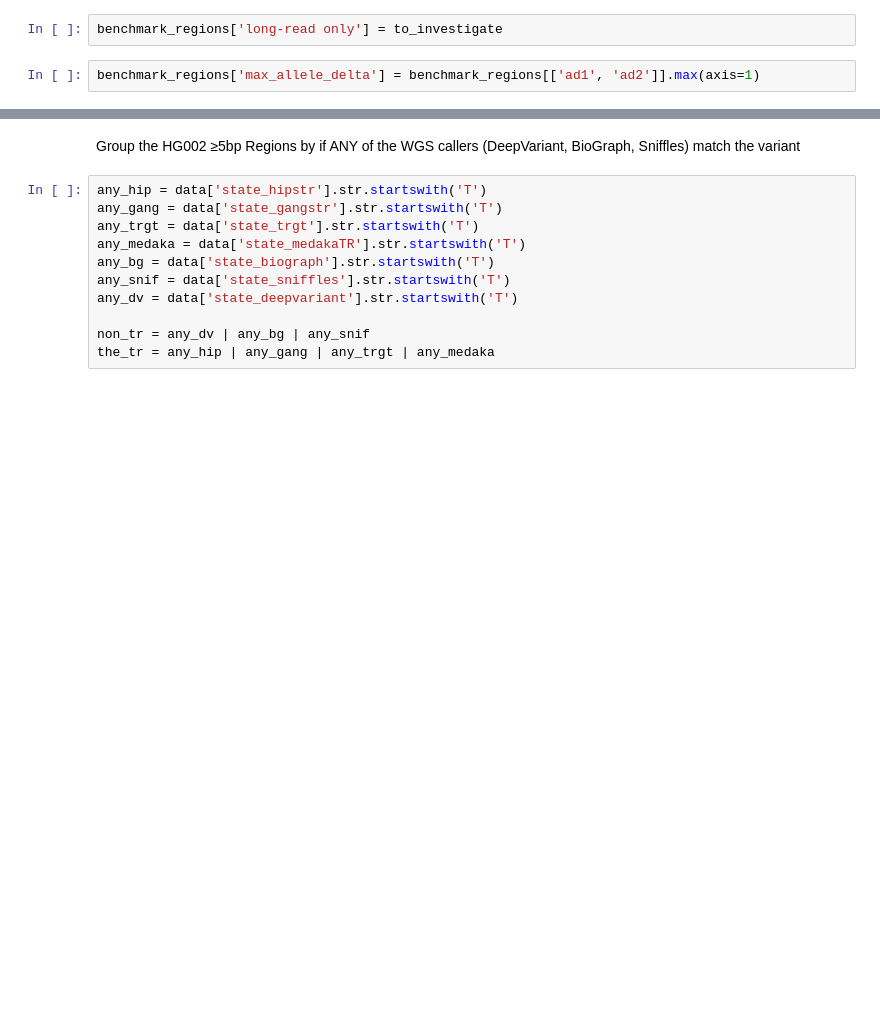
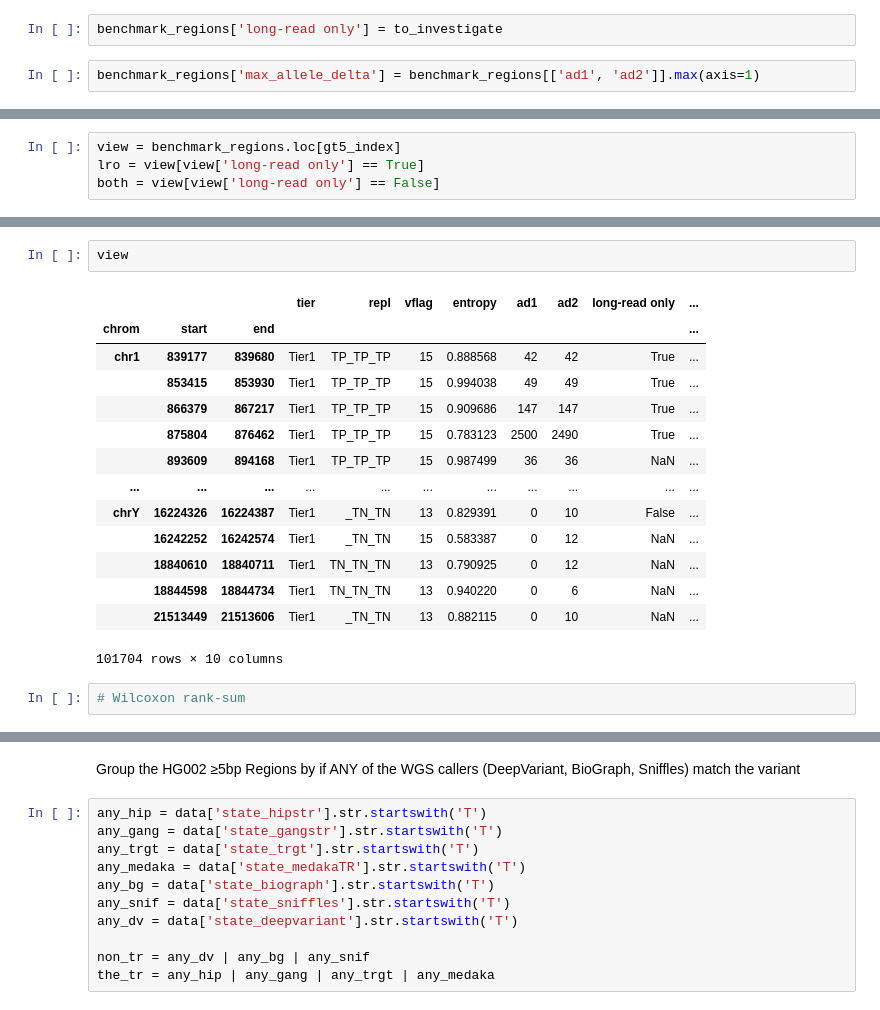
Before and after one commit to ACEnglish/adotto, a Jupyter notebook: manuscript/review_benchmarks/Analysis.ipynb, the cells around one changed output, grey strips where cells are left out. Saved outputs shown, nothing was run; the diff lists cells and outputs as text; blank space fills up the shorter version.

```diff
--- a/manuscript/review_benchmarks/Analysis.ipynb
+++ b/manuscript/review_benchmarks/Analysis.ipynb
@@ -351,0 +367,4 @@ benchmark_regions.loc[gt5_index].groupby('long-read only')[['max_allele_delta',
+# %%
+view = benchmark_regions.loc[gt5_index]
+lro = view[view['long-read only'] == True]
+both = view[view['long-read only'] == False]
@@ -351,0 +375,19 @@ benchmark_regions.loc[gt5_index].groupby('long-read only')[['max_allele_delta',
+# %%
+view
+# %% [output]
+|  |  |  | tier | repl | vflag | entropy | ad1 | ad2 | long-read only | ... |
+| chrom | start | end |  |  |  |  |  |  |  | ... |
+| chr1 | 839177 | 839680 | Tier1 | TP_TP_TP | 15 | 0.888568 | 42 | 42 | True | ... |
+|  | 853415 | 853930 | Tier1 | TP_TP_TP | 15 | 0.994038 | 49 | 49 | True | ... |
+|  | 866379 | 867217 | Tier1 | TP_TP_TP | 15 | 0.909686 | 147 | 147 | True | ... |
+|  | 875804 | 876462 | Tier1 | TP_TP_TP | 15 | 0.783123 | 2500 | 2490 | True | ... |
+|  | 893609 | 894168 | Tier1 | TP_TP_TP | 15 | 0.987499 | 36 | 36 | NaN | ... |
+| ... | ... | ... | ... | ... | ... | ... | ... | ... | ... | ... |
+| chrY | 16224326 | 16224387 | Tier1 | _TN_TN | 13 | 0.829391 | 0 | 10 | False | ... |
+|  | 16242252 | 16242574 | Tier1 | _TN_TN | 15 | 0.583387 | 0 | 12 | NaN | ... |
+|  | 18840610 | 18840711 | Tier1 | TN_TN_TN | 13 | 0.790925 | 0 | 12 | NaN | ... |
+|  | 18844598 | 18844734 | Tier1 | TN_TN_TN | 13 | 0.940220 | 0 | 6 | NaN | ... |
+|  | 21513449 | 21513606 | Tier1 | _TN_TN | 13 | 0.882115 | 0 | 10 | NaN | ... |
+101704 rows × 10 columns
+# %%
+# Wilcoxon rank-sum
```
Also changed, not shown: parts of 12 cells of this notebook, 1 other file.
